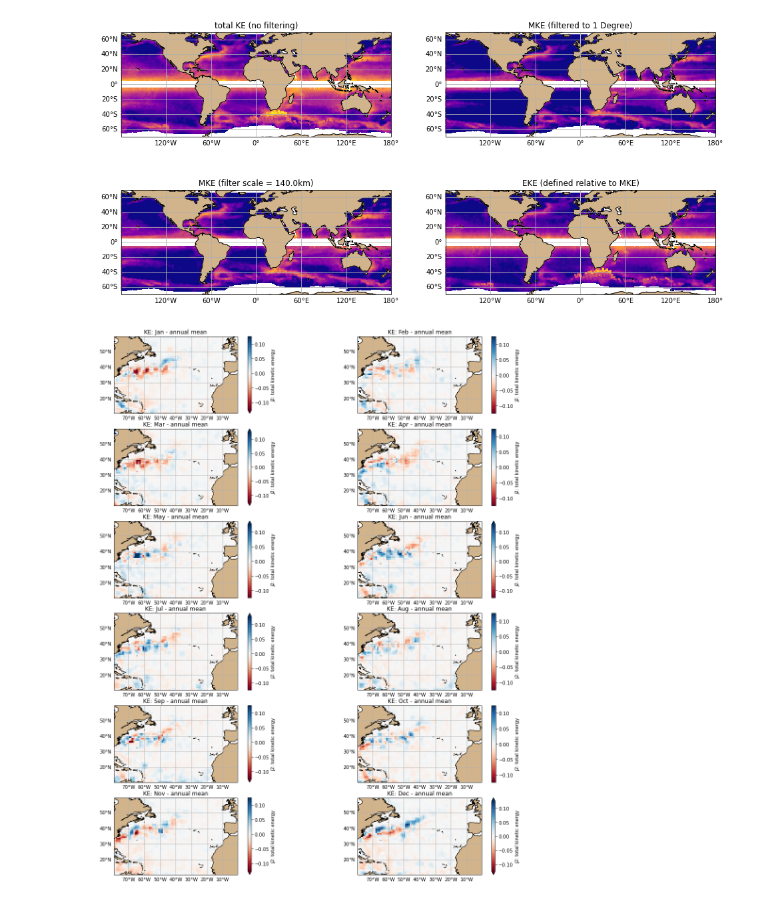
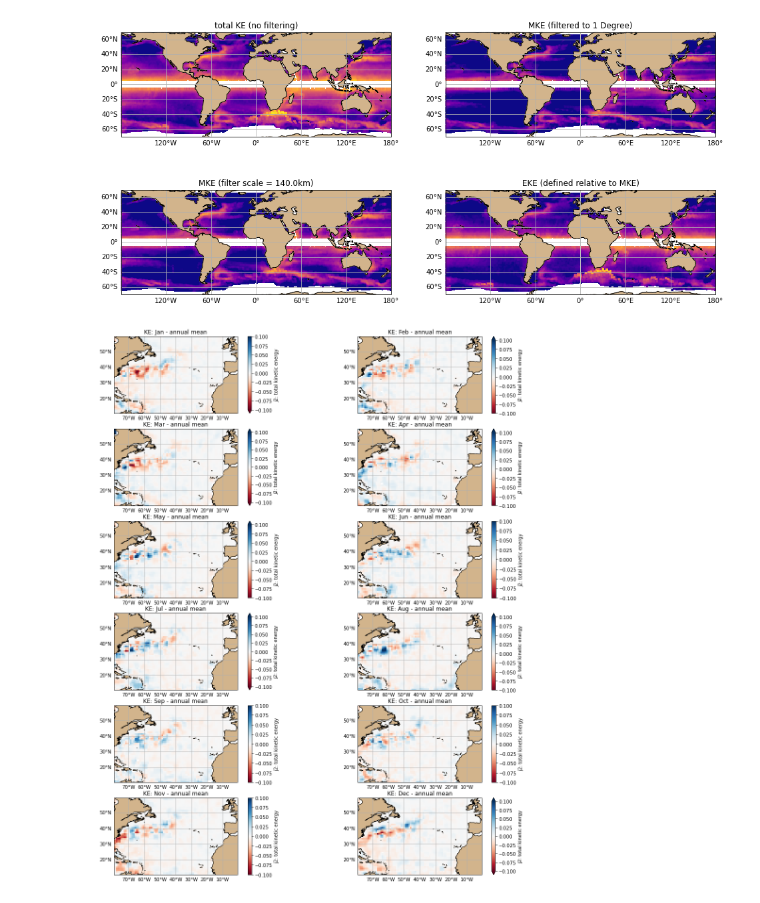
Before and after one commit to ocean-eddy-cpt/WP1T2-2D-EKE-Analysis, a Jupyter notebook: along_track_filtering.ipynb, the cells around one changed output. Drawn from its saved outputs; the diff is of its cells as text; code cells hidden in the pictures.

Commit message:
lengthen time series and look at seasonality

```diff
--- a/along_track_filtering.ipynb
+++ b/along_track_filtering.ipynb
@@ -66,7 +66,7 @@ mission duration = ~ 2518 days
 # - what fraction of total time series do we want to consider
 # - saves computational time
 # ******************************************
-time_cutoff = len(time_record[0]) - 200 # 20   # how many cycles to consider (how long of a time series to analyze) (j2 = 129, 20 = 7yrs, 165)
+time_cutoff = len(time_record[0]) - 127 # 20   # how many cycles to consider (how long of a time series to analyze) (j2 = 129, 20 = 7yrs, 165)
 # ******************************************
 year_frac = ((time_record[0][0:time_cutoff] - time_record[0][0])/(60*60*24))/365
 print('length of time series subsequently used = ' + str(np.round(year_frac[-1], 2)) + ' years, = ' + str(len(year_frac)) + ' values')
@@ -452,28 +453,28 @@ plt.show()
 # %%
 # climatology (for unfiltered KE)
 # monthly anomalies relative to annual mean
 lon_in = np.where((lon_bin_c > 280) & (lon_bin_c < 360))[0]
 lat_in = np.where(((lat_bin_c > 10) & (lat_bin_c < 60)))[0]
 fig, axs = plt.subplots(6,2,figsize=(17,21),subplot_kw={'projection':ccrs.PlateCarree()})
 i = 0
 for ax in axs.flatten():
     monthly_anomaly = mean_field_raw_xr.isel(month=i, longitude=lon_in, latitude=lat_in) - \
         mean_field_raw_xr.mean(dim='month').isel(longitude=lon_in, latitude=lat_in)
-    monthly_anomaly.plot(ax=ax,transform=ccrs.PlateCarree(), vmin=-0.125, vmax=0.125, \
+    monthly_anomaly.plot(ax=ax,transform=ccrs.PlateCarree(), vmin=-0.1, vmax=0.1, \
                          cmap=plt.get_cmap('RdBu'), zorder=0, add_colorbar=True)
     ax.set_title('KE: ' + mo_list[i] + ' - annual mean')
     ax.add_feature(cartopy.feature.LAND, color='#D2B48C',zorder=1)
     ax.coastlines()
     ax.set_extent([np.nanmin(lon_bin_c[lon_in]), np.nanmax(lon_bin_c[lon_in]), \
                 np.nanmin(lat_bin_c[lat_in]), np.nanmax(lat_bin_c[lat_in])], crs=ccrs.PlateCarree())
     gl = ax.gridlines(draw_labels=True)
     gl.xlabels_top = False
     gl.ylabels_right = False
     i = i + 1
 plt.show()
-# fig.savefig(this_sat + '_sample_climatology', dpi=450)
+fig.savefig(this_sat + '_sample_climatology_n_atl', dpi=450)
 # %% [output]
-[figure, old version]
+[figure, new version]
 # %%
 # note for j2, seasonality is strongly apparent in the agulhas
 # 'seasonal variability in the agulhas retroflection region, matano et al. 1998'
```
Also changed, not shown: parts of 9 cells of this notebook.
